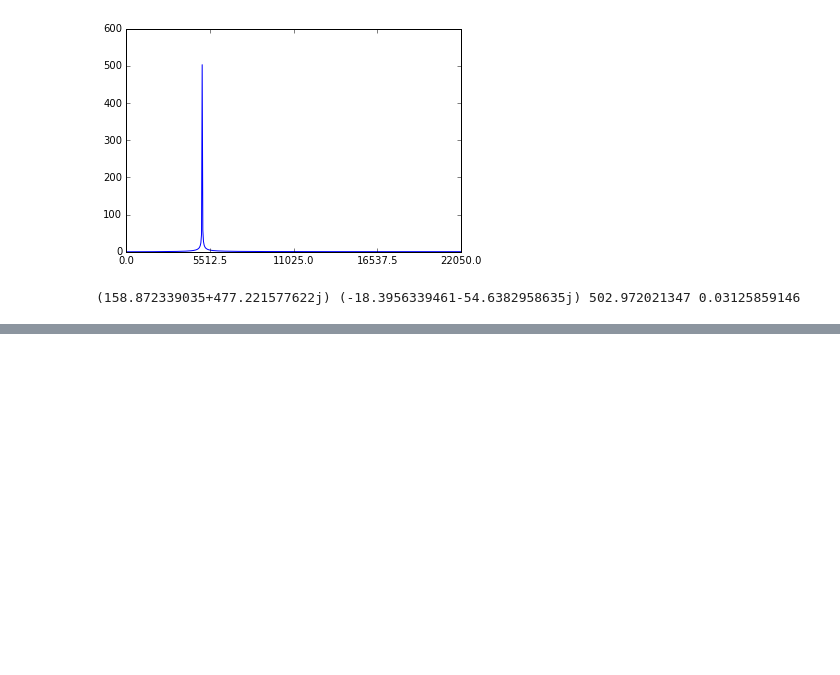
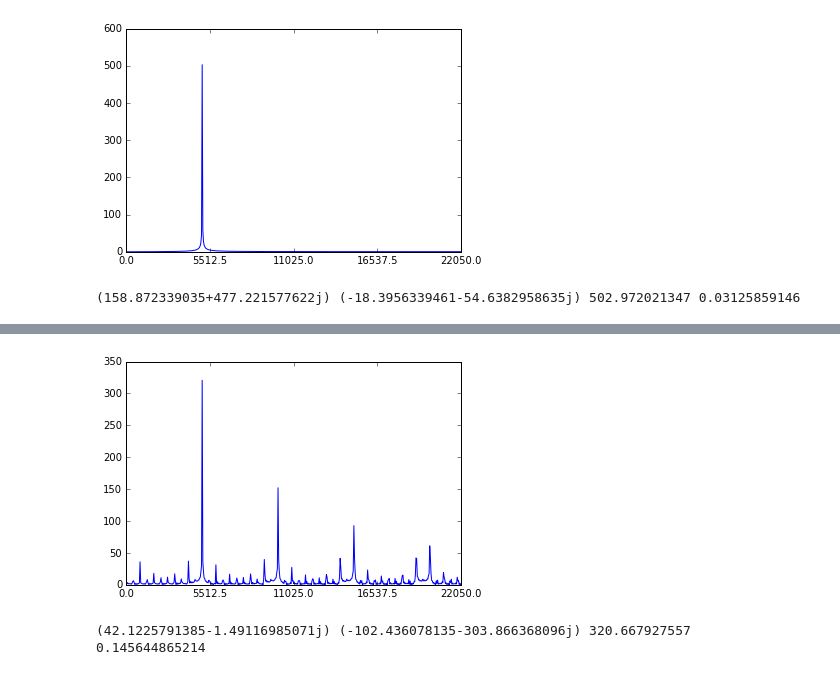
Before and after one commit to keik/battlefield-acoustics, a Jupyter notebook: sample-generator.ipynb, the cells around one changed output, grey strips where cells are left out. Saved outputs shown, nothing was run; the diff lists cells and outputs as text; code cells hidden in the pictures; blank space fills up the shorter version.

```diff
--- a/sample-generator.ipynb
+++ b/sample-generator.ipynb
@@ -27,0 +46,12 @@ print(D.max(), D.min(), np.abs(D).max(), np.abs(D).min())
+# %%
+y = gen_tri(5000)
+D = np.fft.fft(y[:1024])
+plt.plot(np.abs(D))
+plt.xlim(0, 1024 / 2)
+plt.xticks(np.linspace(0, 1024 / 2, 5), np.linspace(0, 44100 / 2, 5))
+plt.show()
+
+print(D.max(), D.min(), np.abs(D).max(), np.abs(D).min())
+# %% [output]
+[figure, added]
+(42.1225791385-1.49116985071j) (-102.436078135-303.866368096j) 320.667927557 0.145644865214
```
Also changed, not shown: parts of 5 cells of this notebook.
